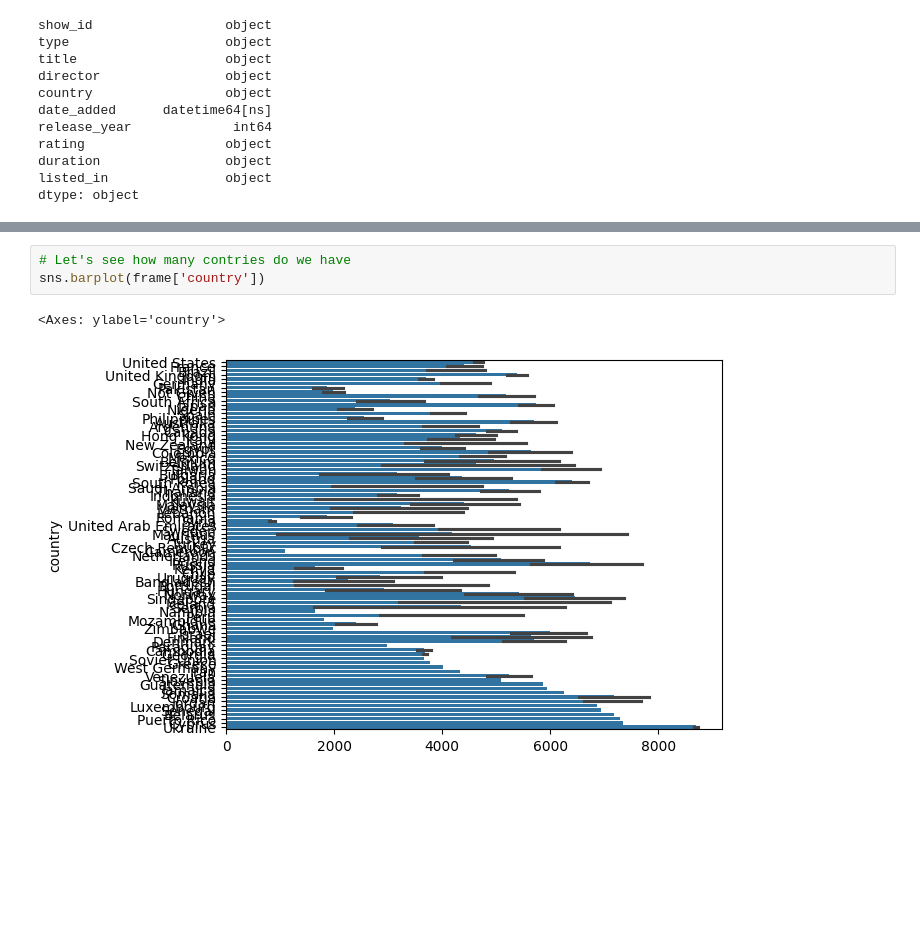
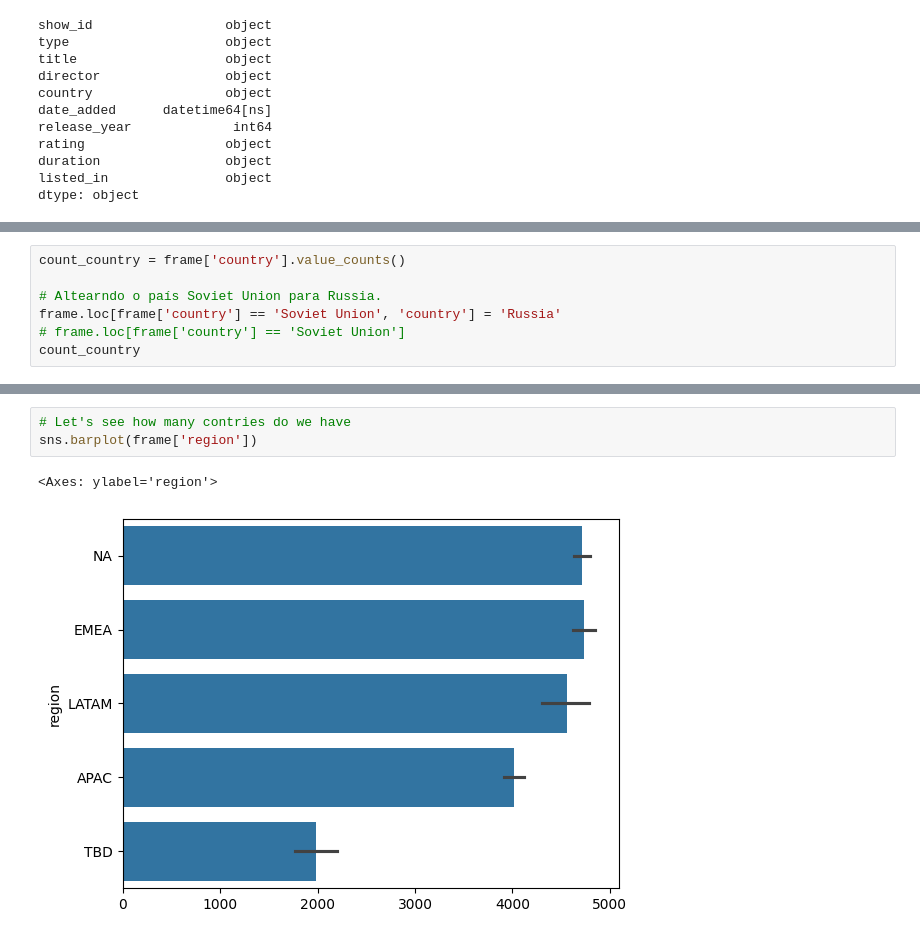
Before and after one commit to NicolasRaphael/Netflix_Analysis_Visualization, a Jupyter notebook: netflix_analysis.ipynb, the cells around one changed output, grey strips where cells are left out. Saved outputs shown, nothing was run; the diff lists cells and outputs as text; blank space fills up the shorter version.

```diff
--- a/netflix_analysis.ipynb
+++ b/netflix_analysis.ipynb
@@ -109,0 +107,7 @@ frame.loc([frame['type']])
+# %%
+count_country = frame['country'].value_counts()
+
+# Altearndo o país Soviet Union para Russia.
+frame.loc[frame['country'] == 'Soviet Union', 'country'] = 'Russia'
+# frame.loc[frame['country'] == 'Soviet Union']
+count_country
@@ -110,6 +226,6 @@ frame.loc([frame['type']])
 # %%
 # Let's see how many contries do we have
-sns.barplot(frame['country'])
+sns.barplot(frame['region'])
 # %% [output]
-<Axes: ylabel='country'>
+<Axes: ylabel='region'>
-[figure, old version]
+[figure, new version]
```
Also changed, not shown: parts of 8 cells of this notebook.
